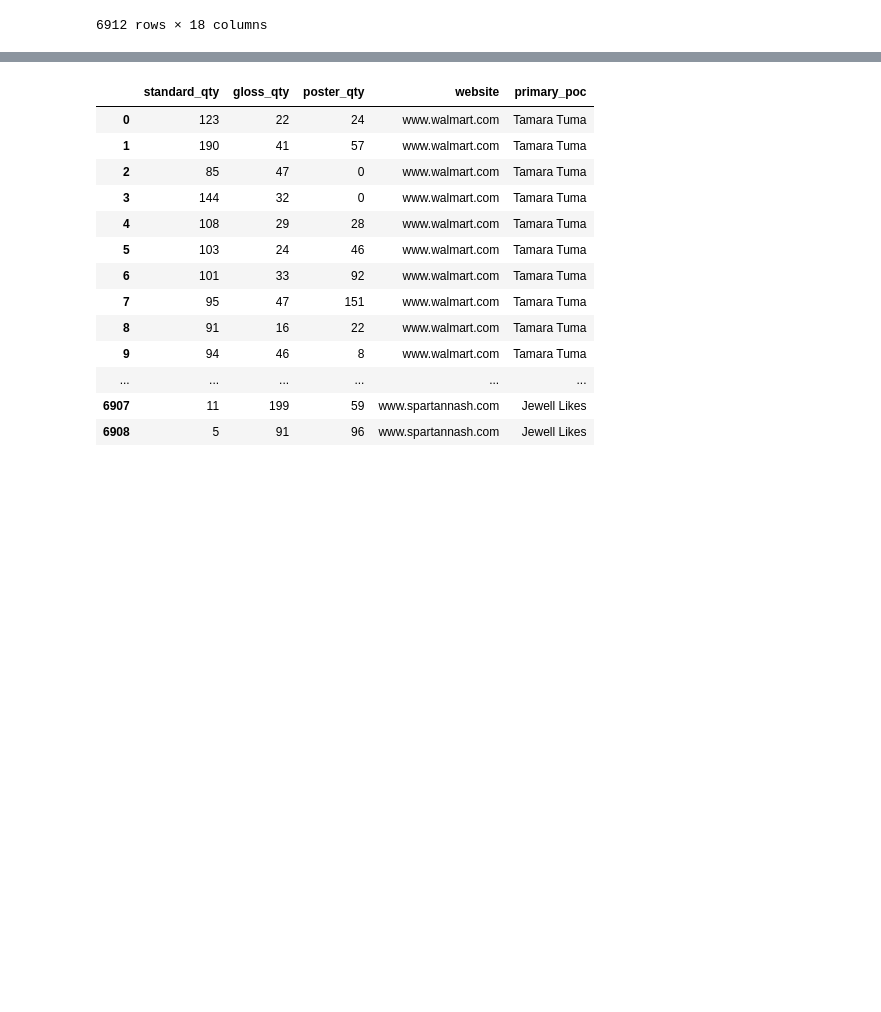
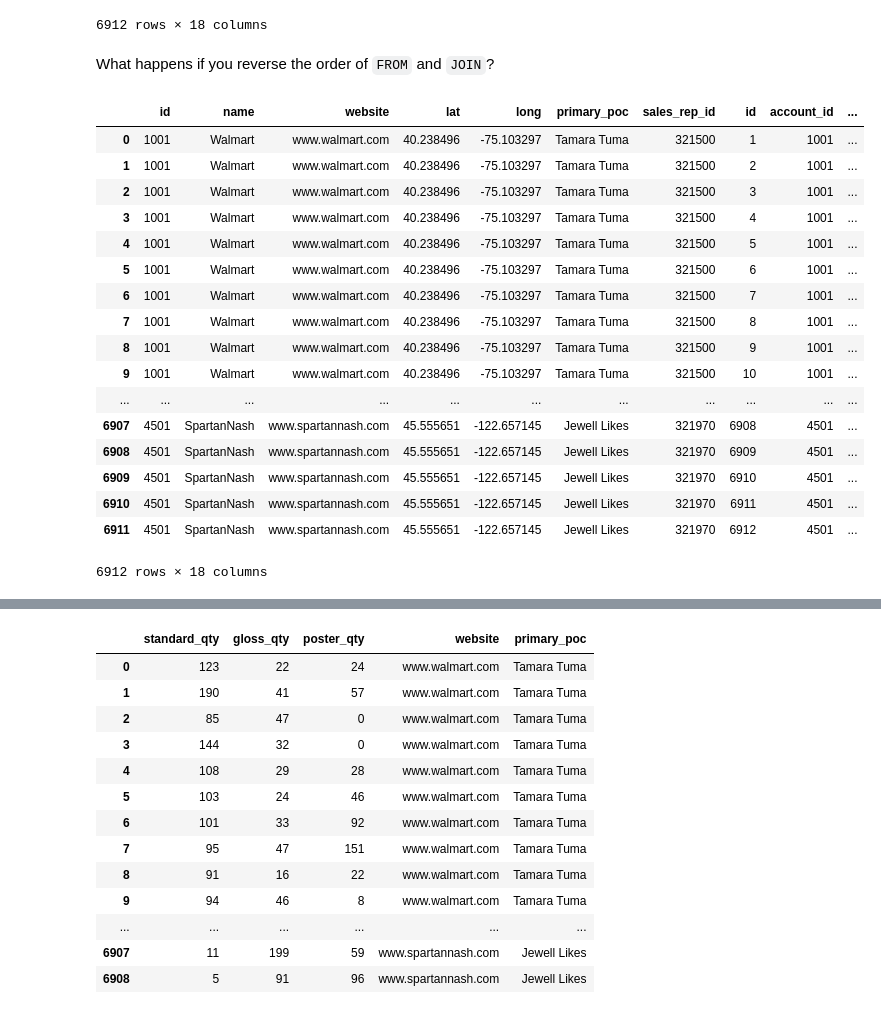
Before and after one commit to rebeccaebarnes/SQL-Practice, a Jupyter notebook: sql_practice.ipynb, the cells around one changed output, grey strips where cells are left out. Saved outputs shown, nothing was run; the diff lists cells and outputs as text; code cells hidden in the pictures; blank space fills up the shorter version.

```diff
--- a/sql_practice.ipynb
+++ b/sql_practice.ipynb
@@ -931,3 +970,29 @@ sql_query('SELECT * \
 | 6910 | 6911 | 4501 | 2016-11-22T06:52:22.000Z | 63 | 67 | 81 | 211 | 314.37 | ... |
 | 6911 | 6912 | 4501 | 2016-12-21T13:30:42.000Z | 61 | 150 | 52 | 263 | 304.39 | ... |
 6912 rows × 18 columns
+# %% [markdown]
+What happens if you reverse the order of `FROM` and `JOIN`?
+# %%
+sql_query('SELECT * \
+           FROM accounts \
+           JOIN orders \
+           ON orders.account_id = accounts.id;')
+# %% [output]
+|  | id | name | website | lat | long | primary_poc | sales_rep_id | id | account_id | ... |
+| 0 | 1001 | Walmart | www.walmart.com | 40.238496 | -75.103297 | Tamara Tuma | 321500 | 1 | 1001 | ... |
+| 1 | 1001 | Walmart | www.walmart.com | 40.238496 | -75.103297 | Tamara Tuma | 321500 | 2 | 1001 | ... |
+| 2 | 1001 | Walmart | www.walmart.com | 40.238496 | -75.103297 | Tamara Tuma | 321500 | 3 | 1001 | ... |
+| 3 | 1001 | Walmart | www.walmart.com | 40.238496 | -75.103297 | Tamara Tuma | 321500 | 4 | 1001 | ... |
+| 4 | 1001 | Walmart | www.walmart.com | 40.238496 | -75.103297 | Tamara Tuma | 321500 | 5 | 1001 | ... |
+| 5 | 1001 | Walmart | www.walmart.com | 40.238496 | -75.103297 | Tamara Tuma | 321500 | 6 | 1001 | ... |
+| 6 | 1001 | Walmart | www.walmart.com | 40.238496 | -75.103297 | Tamara Tuma | 321500 | 7 | 1001 | ... |
+| 7 | 1001 | Walmart | www.walmart.com | 40.238496 | -75.103297 | Tamara Tuma | 321500 | 8 | 1001 | ... |
+| 8 | 1001 | Walmart | www.walmart.com | 40.238496 | -75.103297 | Tamara Tuma | 321500 | 9 | 1001 | ... |
+| 9 | 1001 | Walmart | www.walmart.com | 40.238496 | -75.103297 | Tamara Tuma | 321500 | 10 | 1001 | ... |
+| ... | ... | ... | ... | ... | ... | ... | ... | ... | ... | ... |
+| 6907 | 4501 | SpartanNash | www.spartannash.com | 45.555651 | -122.657145 | Jewell Likes | 321970 | 6908 | 4501 | ... |
+| 6908 | 4501 | SpartanNash | www.spartannash.com | 45.555651 | -122.657145 | Jewell Likes | 321970 | 6909 | 4501 | ... |
+| 6909 | 4501 | SpartanNash | www.spartannash.com | 45.555651 | -122.657145 | Jewell Likes | 321970 | 6910 | 4501 | ... |
+| 6910 | 4501 | SpartanNash | www.spartannash.com | 45.555651 | -122.657145 | Jewell Likes | 321970 | 6911 | 4501 | ... |
+| 6911 | 4501 | SpartanNash | www.spartannash.com | 45.555651 | -122.657145 | Jewell Likes | 321970 | 6912 | 4501 | ... |
+6912 rows × 18 columns
```
Also changed, not shown: parts of 33 cells of this notebook.
